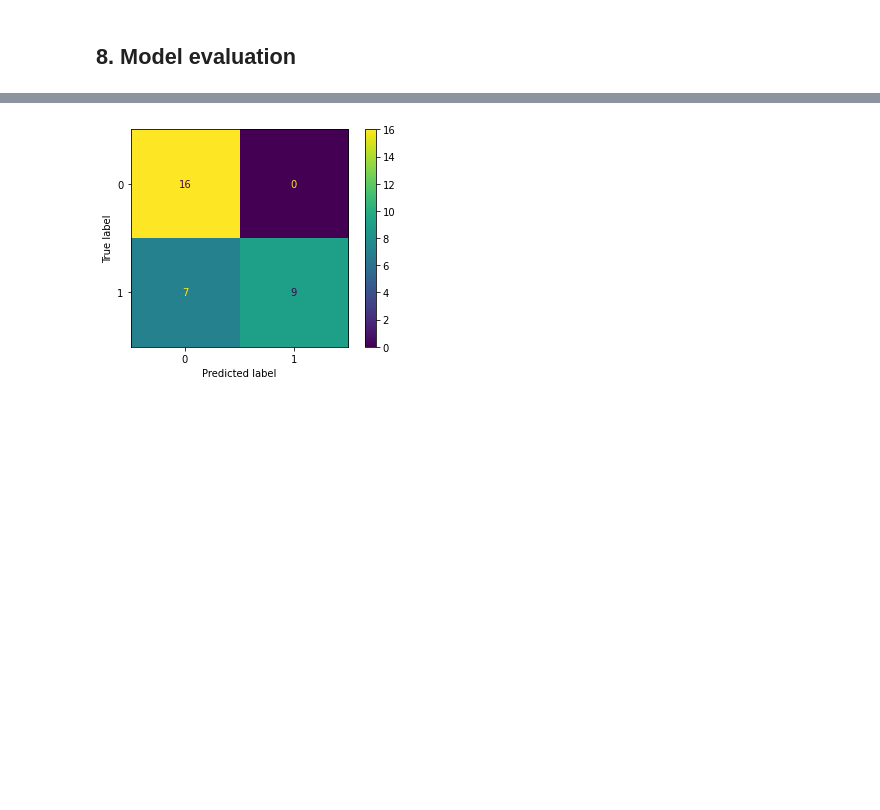
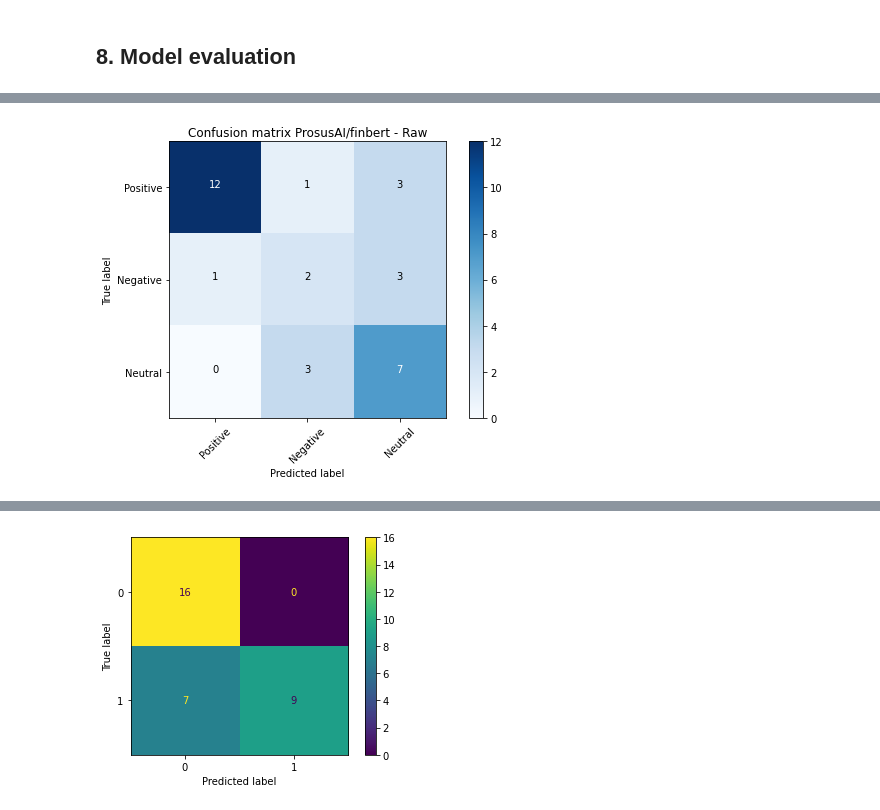
Before and after one commit to Jan-Burger/Bachelor-Thesis, a Jupyter notebook: notebooks/sentiment_analysis/transformer_finetuning.ipynb, the cells around one changed output, grey strips where cells are left out. Drawn from its saved outputs; the diff is of its cells as text; code cells hidden in the pictures; blank space fills up the shorter version.

```diff
--- a/notebooks/sentiment_analysis/transformer_finetuning.ipynb
+++ b/notebooks/sentiment_analysis/transformer_finetuning.ipynb
@@ -410,0 +417,4 @@ wandb.log({"Precision Positive": precision[0],
+# %%
+confusion_matrix_raw = plot_confusion_matrix_test(cm, target_names=["Positive", "Negative", "Neutral"], normalize=False, title=f"Confusion matrix {model_name} - Raw")
+# %% [output]
+[figure, added]
```
Also changed, not shown: parts of 13 cells of this notebook, 17 other files.
